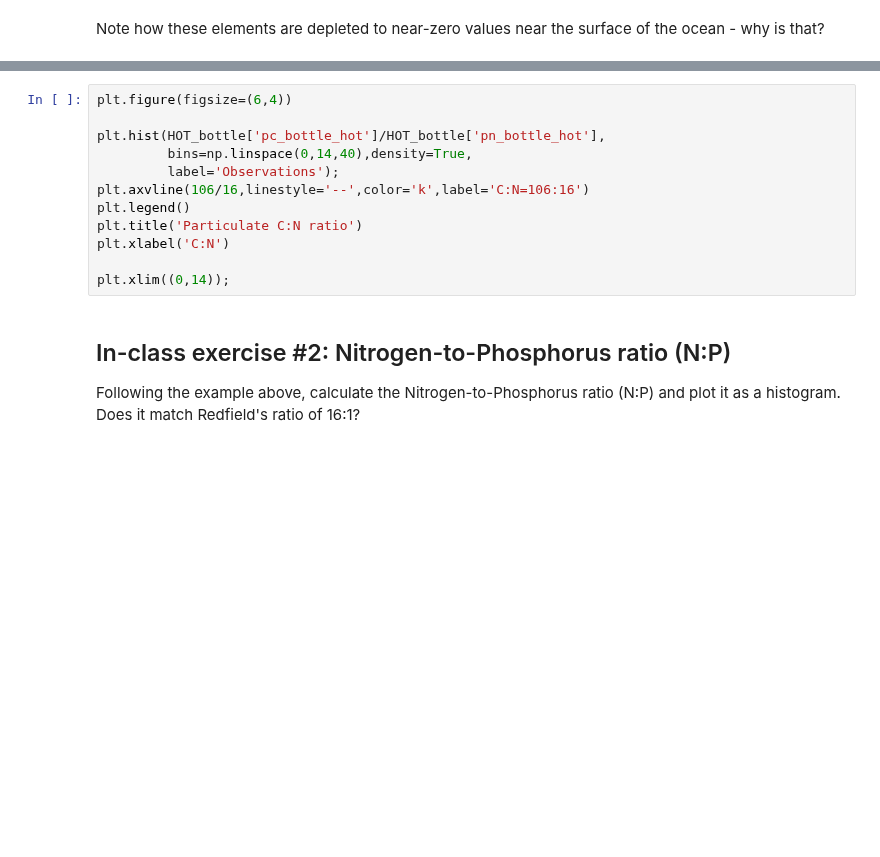
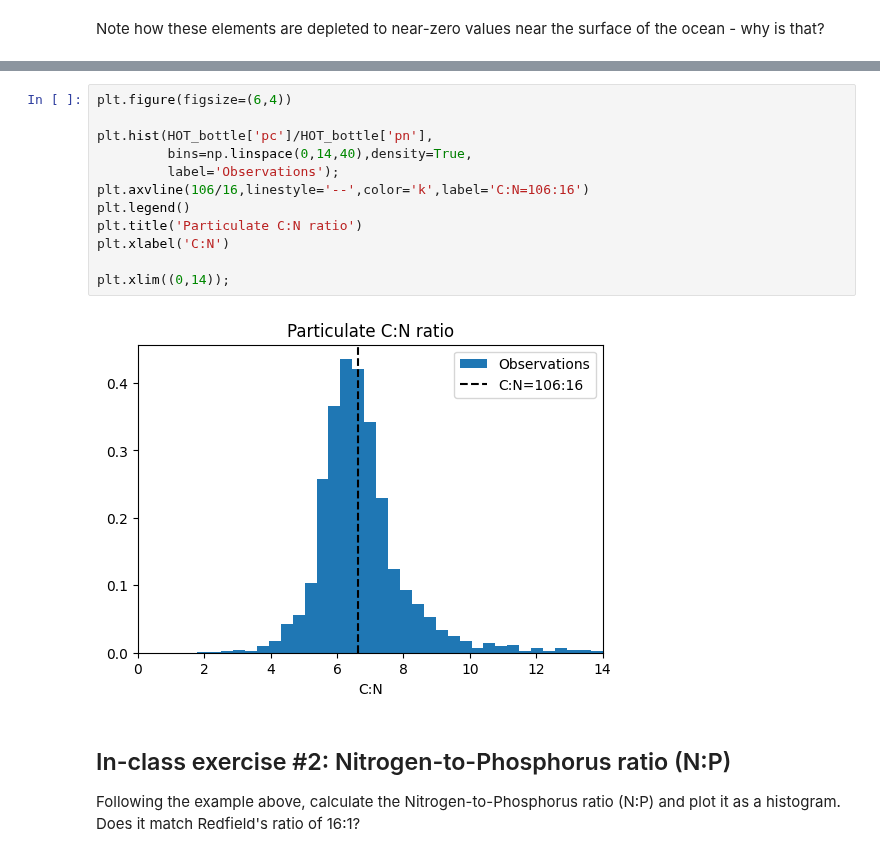
Before and after one commit to gmanuch/DataScienceOceanography, a Jupyter notebook: Tutorials2024/CO/CO_Tutorial.ipynb, the cells around one changed output, grey strips where cells are left out. Cells and saved outputs as stored; diff of their text form; blank space fills up the shorter version.

```diff
--- a/Tutorials2024/CO/CO_Tutorial.ipynb
+++ b/Tutorials2024/CO/CO_Tutorial.ipynb
@@ -225,15 +298,17 @@ The term in parentheses is a simplified average formula for phytoplankton. This
 # %%
 plt.figure(figsize=(6,4))
 
-plt.hist(HOT_bottle['pc_bottle_hot']/HOT_bottle['pn_bottle_hot'],
+plt.hist(HOT_bottle['pc']/HOT_bottle['pn'],
          bins=np.linspace(0,14,40),density=True,
          label='Observations');
 plt.axvline(106/16,linestyle='--',color='k',label='C:N=106:16')
 plt.legend()
 plt.title('Particulate C:N ratio')
 plt.xlabel('C:N')
 
 plt.xlim((0,14));
+# %% [output]
+[figure, added]
 # %% [markdown]
 ## In-class exercise \#2: Nitrogen-to-Phosphorus ratio (N:P)
 
```
Also changed, not shown: parts of 12 cells of this notebook.
